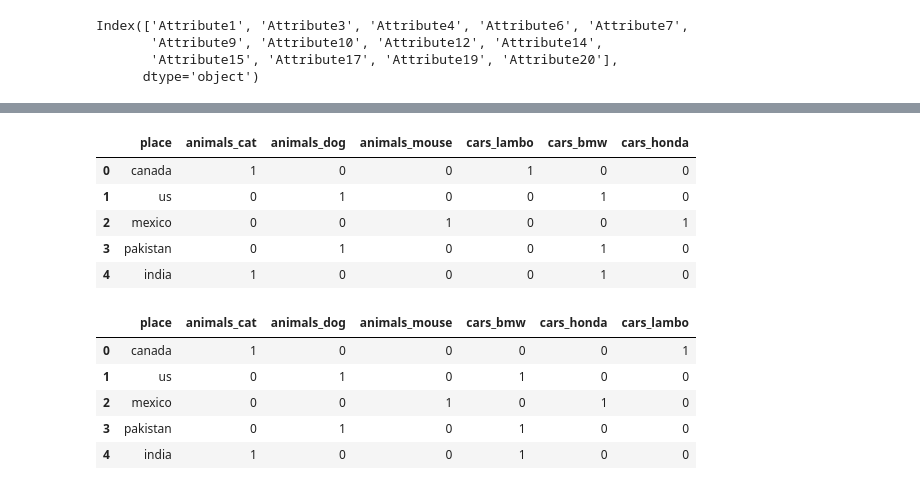
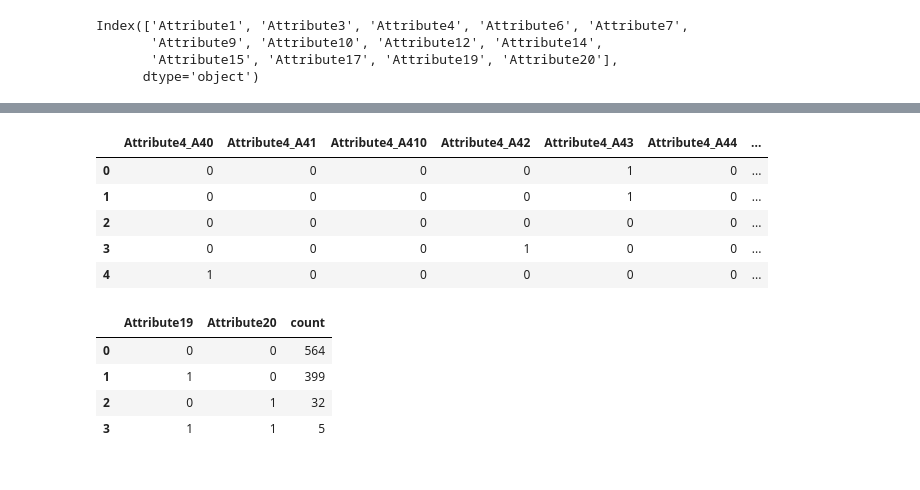
Before and after one commit to Syed-A-Naqvi/machine_learning, a Jupyter notebook: python_machine_learning/classification/k-NN/k-NN-classification.ipynb, the cells around one changed output, grey strips where cells are left out. Cells and saved outputs as stored; diff of their text form; code cells hidden in the pictures.

```diff
--- a/python_machine_learning/classification/k-NN/k-NN-classification.ipynb
+++ b/python_machine_learning/classification/k-NN/k-NN-classification.ipynb
@@ -110,16 +92,11 @@ else:
 # %%
-df2 = pd.get_dummies(data=df2, columns=['animals','cars']).apply(lambda x: x.apply(lambda x: int(x) if isinstance(x,bool) else x))
-display(df2)
+# first we can one-hot encode attribute 4 and 9
+german_data_X_encodings = pd.get_dummies(data=german_data_X, columns=['Attribute4','Attribute9']).apply(lambda x: x.apply(lambda x: int(x) if isinstance(x,bool) else x))
+display(german_data_X_encodings.loc[:,'Attribute4_A40':].head())
 # %% [output]
-|  | place | animals_cat | animals_dog | animals_mouse | cars_lambo | cars_bmw | cars_honda |
-| 0 | canada | 1 | 0 | 0 | 1 | 0 | 0 |
-| 1 | us | 0 | 1 | 0 | 0 | 1 | 0 |
-| 2 | mexico | 0 | 0 | 1 | 0 | 0 | 1 |
-| 3 | pakistan | 0 | 1 | 0 | 0 | 1 | 0 |
-| 4 | india | 1 | 0 | 0 | 0 | 1 | 0 |
+|  | Attribute4_A40 | Attribute4_A41 | Attribute4_A410 | Attribute4_A42 | Attribute4_A43 | Attribute4_A44 | ... |
+| 0 | 0 | 0 | 0 | 0 | 1 | 0 | ... |
+| 1 | 0 | 0 | 0 | 0 | 1 | 0 | ... |
+| 2 | 0 | 0 | 0 | 0 | 0 | 0 | ... |
+| 3 | 0 | 0 | 0 | 1 | 0 | 0 | ... |
+| 4 | 1 | 0 | 0 | 0 | 0 | 0 | ... |
-|  | place | animals_cat | animals_dog | animals_mouse | cars_bmw | cars_honda | cars_lambo |
-| 0 | canada | 1 | 0 | 0 | 0 | 0 | 1 |
-| 1 | us | 0 | 1 | 0 | 1 | 0 | 0 |
-| 2 | mexico | 0 | 0 | 1 | 0 | 1 | 0 |
-| 3 | pakistan | 0 | 1 | 0 | 1 | 0 | 0 |
-| 4 | india | 1 | 0 | 0 | 1 | 0 | 0 |
@@ -130,0 +103,11 @@ display(german_data_Y[german_data_X['Attribute1'] == 'A14'].value_counts())
+# %%
+# next we apply label encoding to attributes 19 and 20
+label_encoder = LabelEncoder()
+german_data_X_encodings[['Attribute19', 'Attribute20']] = german_data_X_encodings[['Attribute19', 'Attribute20']].apply(lambda x: label_encoder.fit_transform(x))
+display(german_data_X_encodings[['Attribute19', 'Attribute20']].value_counts().reset_index(name='count'))
+# %% [output]
+|  | Attribute19 | Attribute20 | count |
+| 0 | 0 | 0 | 564 |
+| 1 | 1 | 0 | 399 |
+| 2 | 0 | 1 | 32 |
+| 3 | 1 | 1 | 5 |
```
Also changed, not shown: parts of 8 cells of this notebook, 20 other files.
